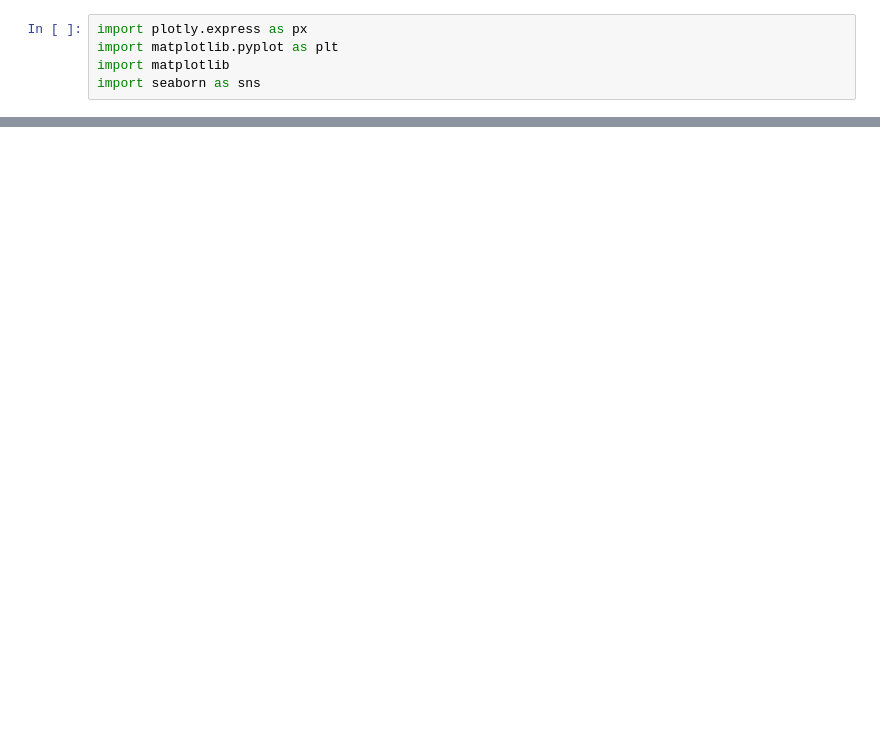
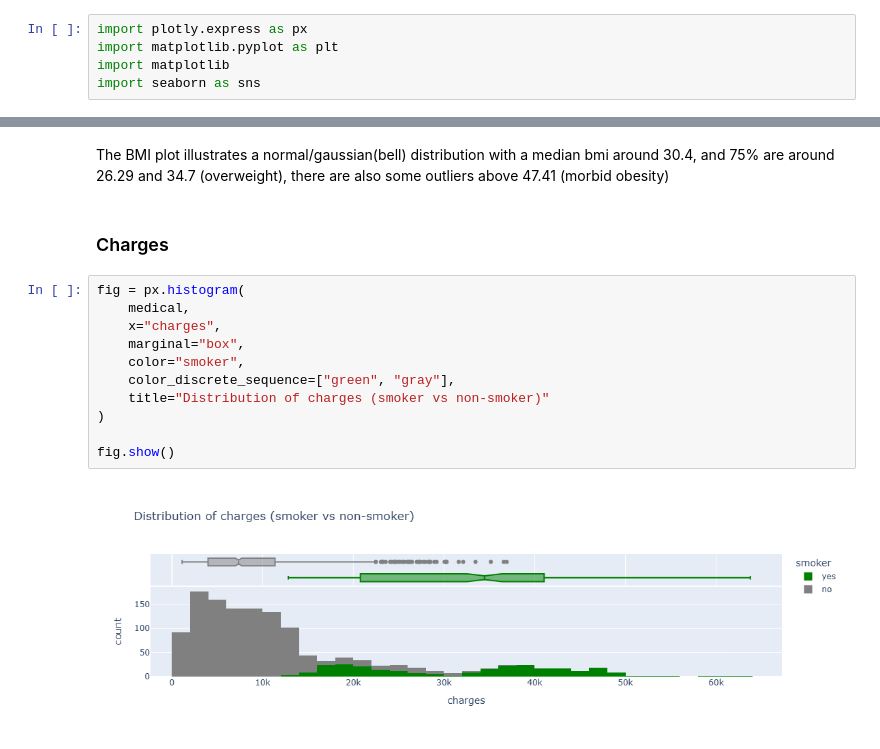
Before and after one commit to TheKryptonium/Machine-Learning-Journey, a Jupyter notebook: ML Algorithms and Scikit-learn/ML with Python and Scikit-Learn.ipynb, the cells around one changed output, grey strips where cells are left out. Drawn from its saved outputs; the diff is of its cells as text; blank space fills up the shorter version.

```diff
--- a/ML Algorithms and Scikit-learn/ML with Python and Scikit-Learn.ipynb
+++ b/ML Algorithms and Scikit-learn/ML with Python and Scikit-Learn.ipynb
@@ -48,0 +86,17 @@ matplotlib.rcParams["figure.facecolor"] = "#000000"
+# %% [markdown]
+The BMI plot illustrates a normal/gaussian(bell) distribution with a median bmi around 30.4, and 75% are around 26.29 and 34.7 (overweight), there are also some outliers above 47.41 (morbid obesity)
+# %% [markdown]
+### Charges
+# %%
+fig = px.histogram(
+    medical,
+    x="charges",
+    marginal="box",
+    color="smoker",
+    color_discrete_sequence=["green", "gray"],
+    title="Distribution of charges (smoker vs non-smoker)"
+)
+
+fig.show()
+# %% [output]
+[figure, added]
```
Also changed, not shown: parts of 27 cells of this notebook.
